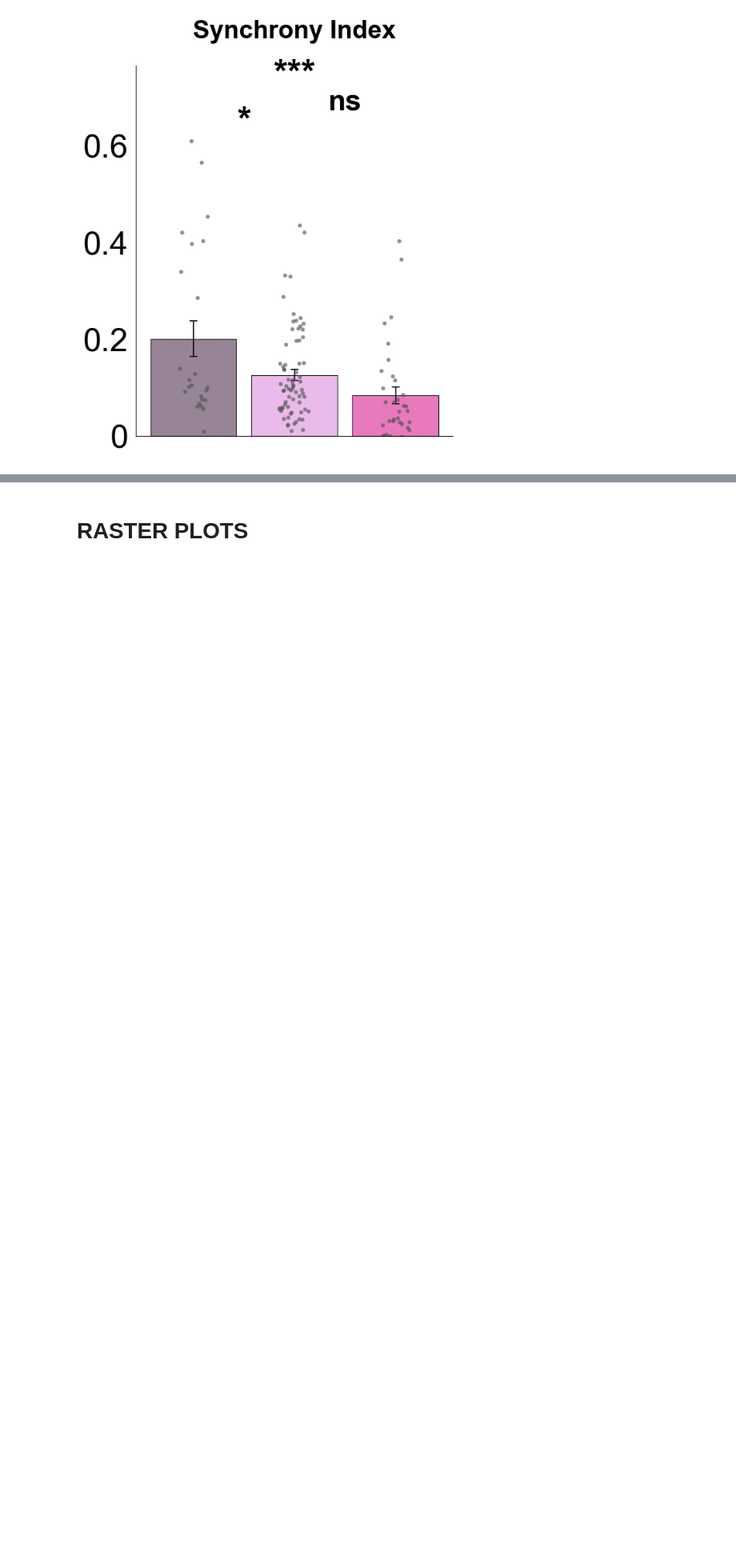
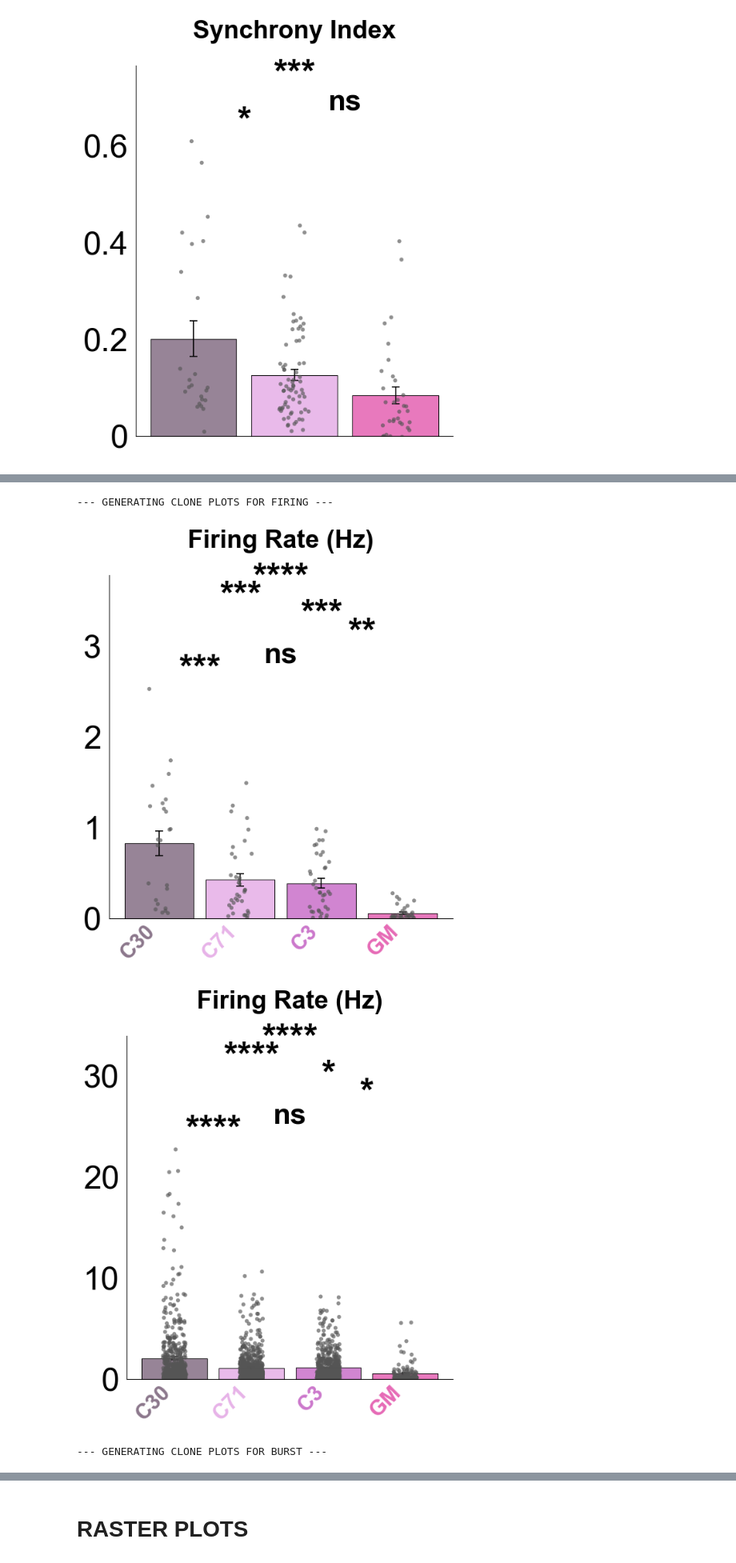
Before and after one commit to bcmartinb/MAOA_project, a Jupyter notebook: spk_burs_net_analysis_figure.ipynb, the cells around one changed output, grey strips where cells are left out. Shown at 80% size. Drawn from its saved outputs; the diff is of its cells as text; code cells hidden in the pictures; blank space fills up the shorter version.

```diff
--- a/spk_burs_net_analysis_figure.ipynb
+++ b/spk_burs_net_analysis_figure.ipynb
@@ -194,0 +284,8 @@ run_grouped_analysis(big_df, "Exp3", save_dir=SAVE_DIR)
+# %%
+# Bar plots by clone (replaces run_grouped_analysis)
+run_grouped_analysis_by_clone(big_df, experiment="Exp3", save_dir=SUPP_SAVE_DIR)
+# %% [output]
+--- GENERATING CLONE PLOTS FOR FIRING ---
+[figure, added]
+[figure, added]
+--- GENERATING CLONE PLOTS FOR BURST ---
```
Also changed, not shown: parts of 10 cells of this notebook, 27 other files.
